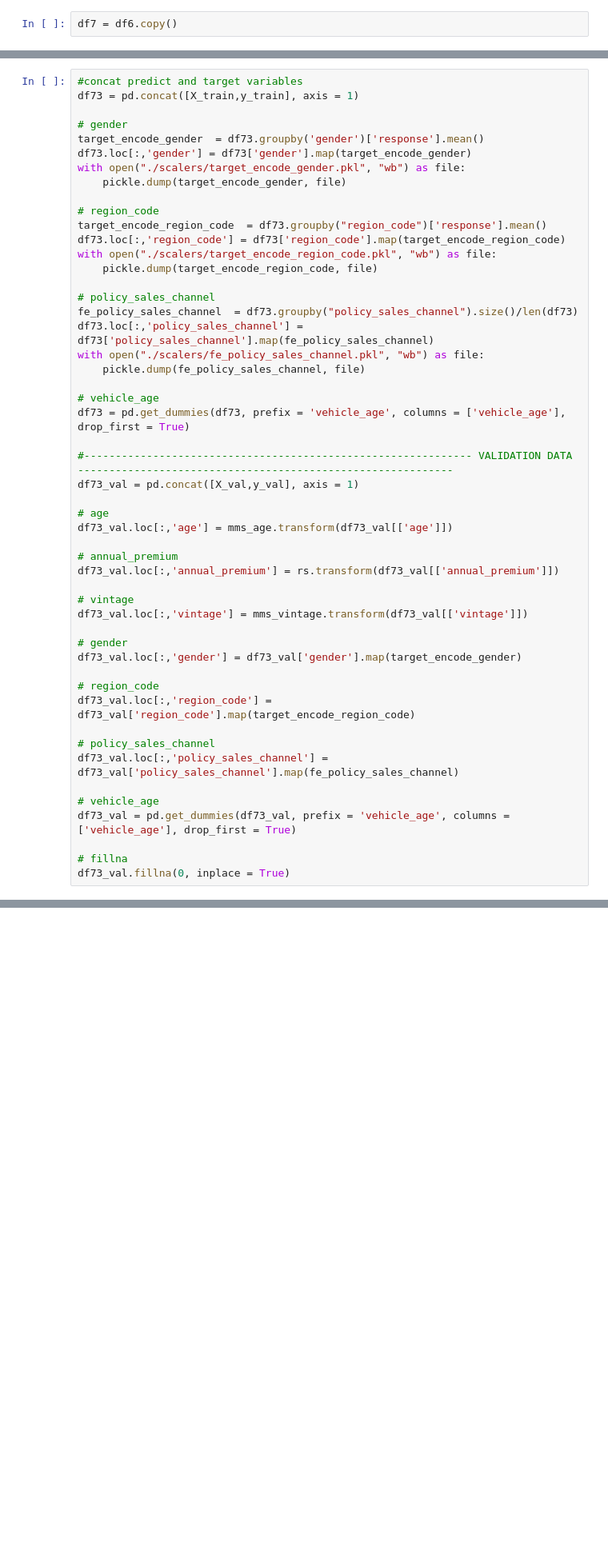
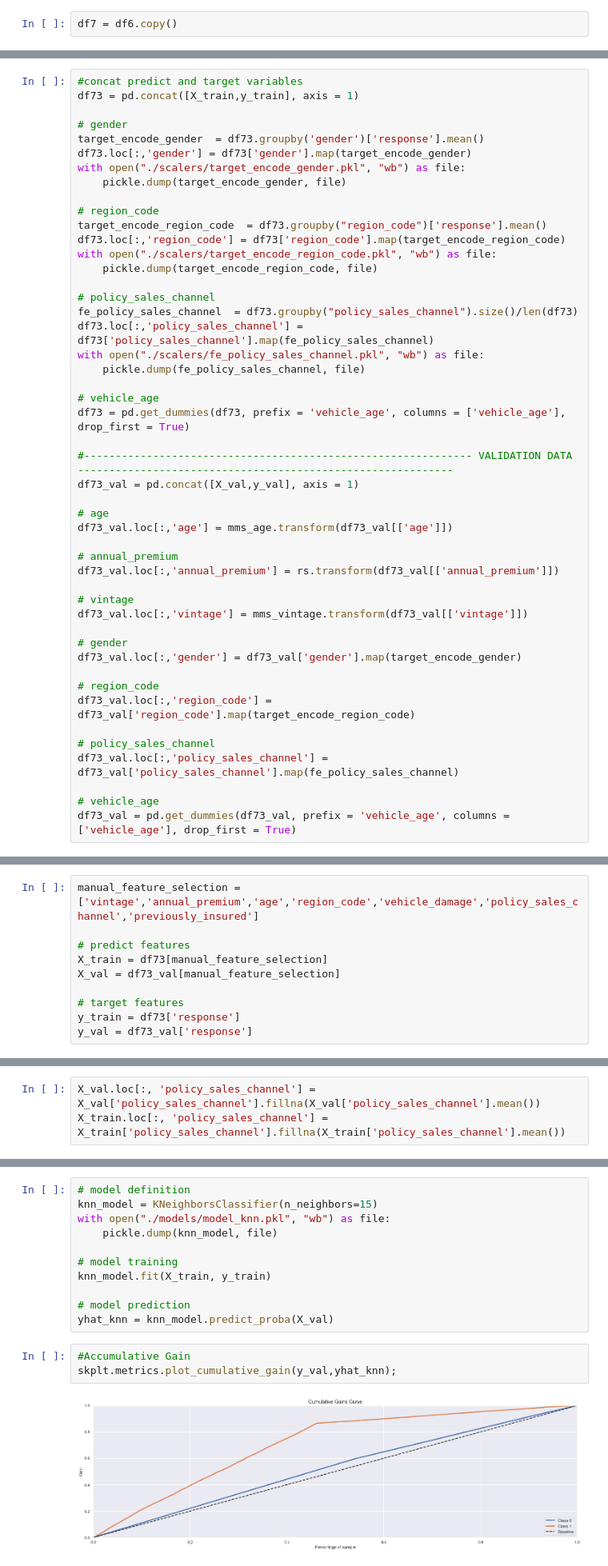
Before and after one commit to Lucas-Okamura/Health-Insurance-Cross-Sell, a Jupyter notebook: Health_Insurance_Cross_Sell.ipynb, the cells around one changed output, grey strips where cells are left out. Shown at 80% size. Saved outputs shown, nothing was run; the diff lists cells and outputs as text; blank space fills up the shorter version.

```diff
--- a/Health_Insurance_Cross_Sell.ipynb
+++ b/Health_Insurance_Cross_Sell.ipynb
@@ -727,6 +740,3 @@ df73_val.loc[:,'policy_sales_channel'] = df73_val['policy_sales_channel'].map(fe
 
 # vehicle_age
 df73_val = pd.get_dummies(df73_val, prefix = 'vehicle_age', columns = ['vehicle_age'], drop_first = True)
-
-# fillna
-df73_val.fillna(0, inplace = True)
@@ -750,0 +795,10 @@ df73.head()
+# %%
+manual_feature_selection = ['vintage','annual_premium','age','region_code','vehicle_damage','policy_sales_channel','previously_insured']
+
+# predict features
+X_train = df73[manual_feature_selection]
+X_val = df73_val[manual_feature_selection]
+
+# target features
+y_train = df73['response']
+y_val = df73_val['response']
@@ -750,0 +816,3 @@ df73.head()
+# %%
+X_val.loc[:, 'policy_sales_channel'] = X_val['policy_sales_channel'].fillna(X_val['policy_sales_channel'].mean())
+X_train.loc[:, 'policy_sales_channel'] = X_train['policy_sales_channel'].fillna(X_train['policy_sales_channel'].mean())
@@ -750,0 +827,16 @@ df73.head()
+# %%
+# model definition
+knn_model = KNeighborsClassifier(n_neighbors=15)
+with open("./models/model_knn.pkl", "wb") as file:
+    pickle.dump(knn_model, file)
+
+# model training
+knn_model.fit(X_train, y_train)
+
+# model prediction
+yhat_knn = knn_model.predict_proba(X_val)
+# %%
+#Accumulative Gain
+skplt.metrics.plot_cumulative_gain(y_val,yhat_knn);
+# %% [output]
+[figure, added]
```
Also changed, not shown: parts of 19 cells of this notebook, 5 other files.
